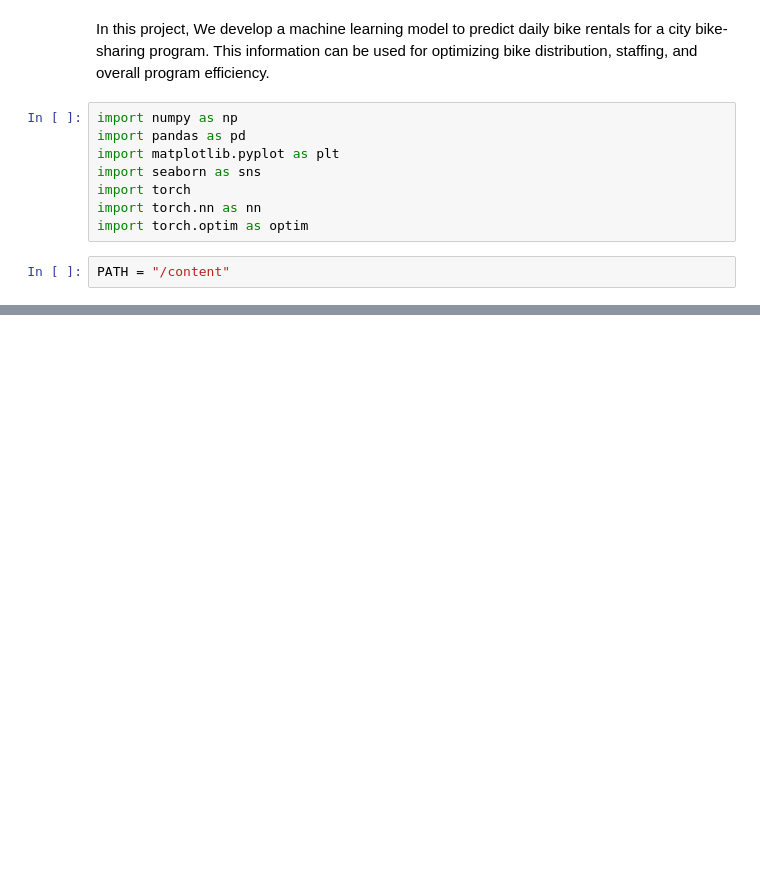
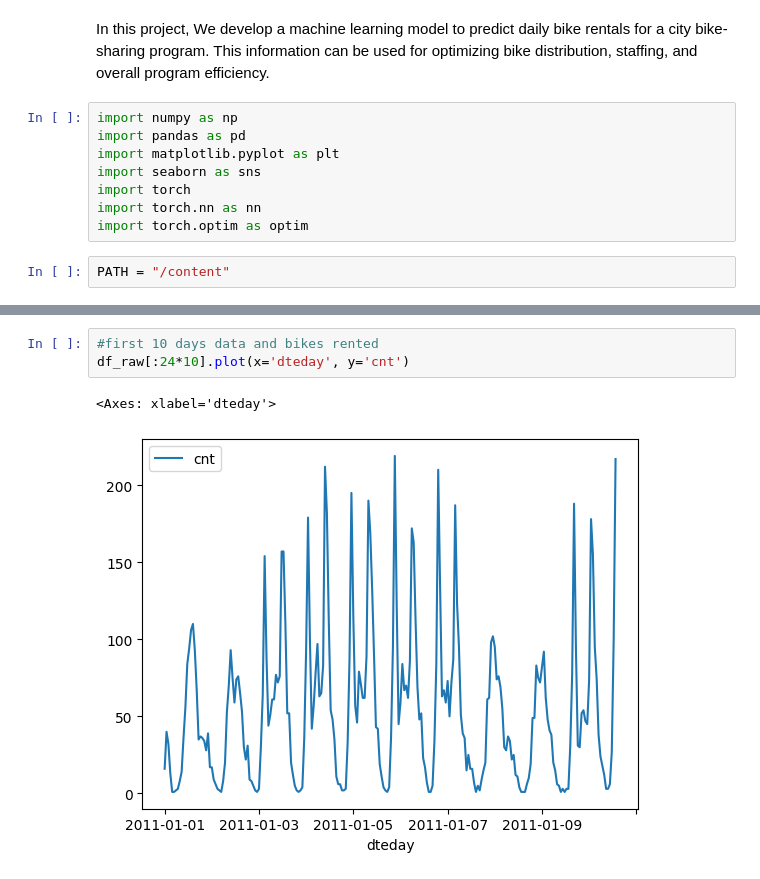
Before and after one commit to samitf/Machine-Learning, a Jupyter notebook: BikeShareDemand.ipynb, the cells around one changed output, grey strips where cells are left out. Cells and saved outputs as stored; diff of their text form; blank space fills up the shorter version.

```diff
--- a/BikeShareDemand.ipynb
+++ b/BikeShareDemand.ipynb
@@ -32,0 +47,6 @@ print(df_raw.head())
+# %%
+#first 10 days data and bikes rented
+df_raw[:24*10].plot(x='dteday', y='cnt')
+# %% [output]
+<Axes: xlabel='dteday'>
+[figure, added]
```
Also changed, not shown: parts of 23 cells of this notebook.
